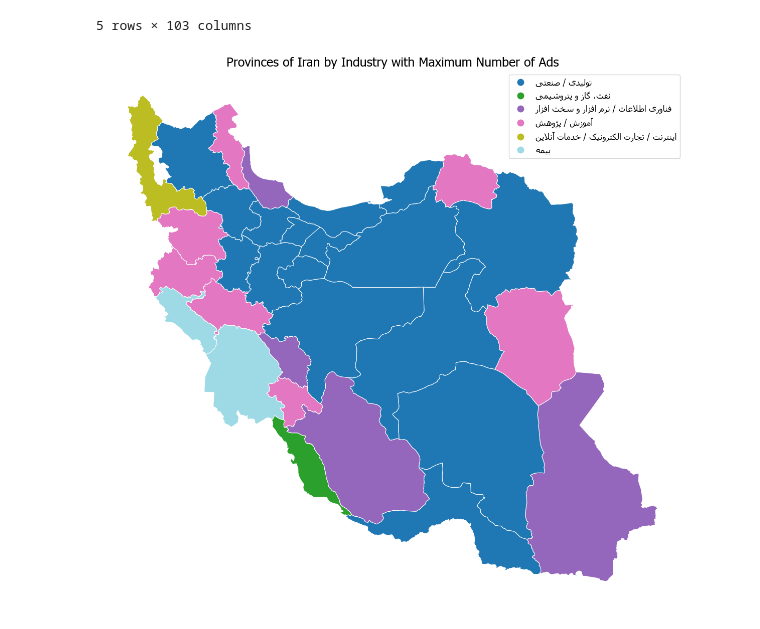
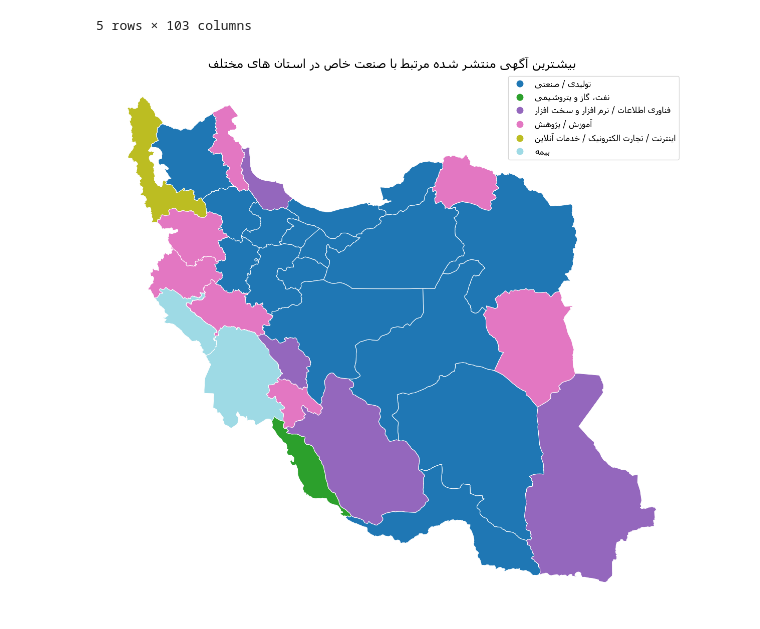
Before and after one commit to arianGh1/JobVision-Project, a Jupyter notebook: analysis.ipynb, the cells around one changed output. Drawn from its saved outputs; the diff is of its cells as text; code cells hidden in the pictures.

```diff
--- a/analysis.ipynb
+++ b/analysis.ipynb
@@ -1403,20 +1403,24 @@ merged.head()
 # %%
 import matplotlib.pyplot as plt
 
 # Create the plot
 fig, ax = plt.subplots(1, 1, figsize=(15, 15))
 merged.plot(column='industry', ax=ax, legend=True, cmap='tab20', edgecolor='white', linewidth=0.8)
 
-# Add province names to their respective locations
+
 '''for x, y, label in zip(merged.geometry.centroid.x, merged.geometry.centroid.y, merged.index):
     ax.text(x, y, get_display(reshape(label)), fontsize=8)'''
 
-# Style the title
-ax.set_title('Provinces of Iran by Industry with Maximum Number of Ads', fontsize=18)
 
-# Turn off the axis
+ax.set_title(get_display(reshape('بیشترین آگهی منتشر شده مرتبط با صنعت خاص در استان های مختلف')), fontsize=18)
+
+
 ax.axis('off')
 
+
+#plt.savefig('iran_industry_map.png', dpi=300)
+
+
 plt.show()
 # %% [output]
-[figure, old version]
+[figure, new version]
```
Also changed, not shown: 1 other file.
